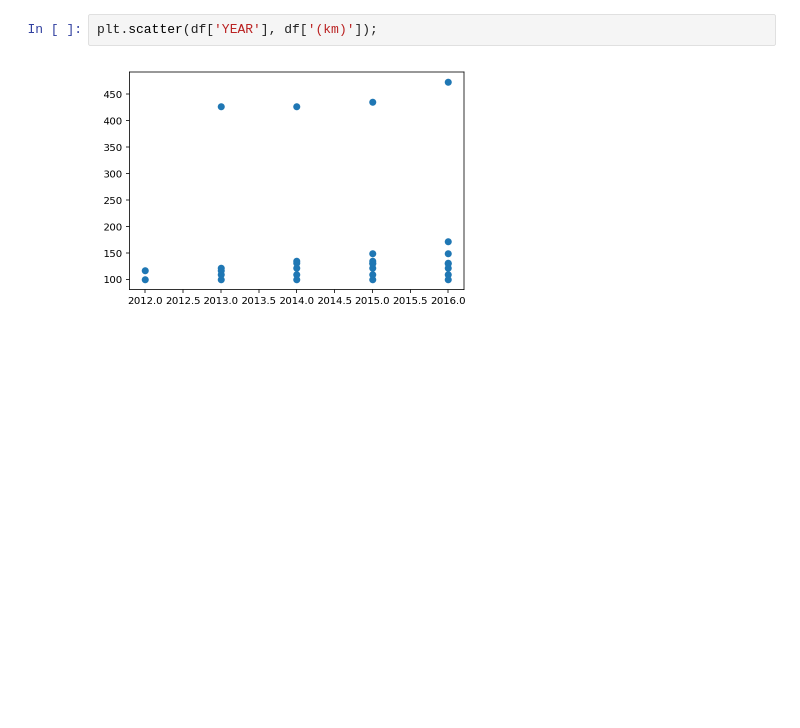
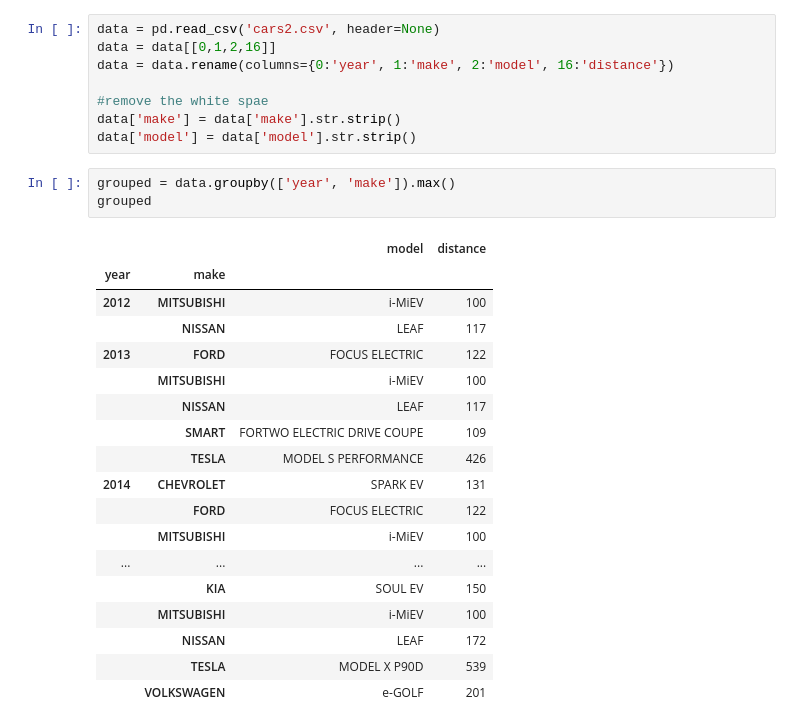
Before and after one commit to numanyilmaz/EVs, a Jupyter notebook: EV.ipynb, the cells around one changed output. Drawn from its saved outputs; the diff is of its cells as text; blank space fills up the shorter version.

```diff
--- a/EV.ipynb
+++ b/EV.ipynb
@@ -73,4 +23,30 @@ plt.scatter(df['YEAR'], df['(km)'], s=df['(km)']*20, alpha=0.4, c=df['Make'].map
-# %%
-plt.scatter(df['YEAR'], df['(km)']);
-# %% [output]
-[figure, removed]
+# %%
+data = pd.read_csv('cars2.csv', header=None)
+data = data[[0,1,2,16]]
+data = data.rename(columns={0:'year', 1:'make', 2:'model', 16:'distance'})
+
+#remove the white spae
+data['make'] = data['make'].str.strip()
+data['model'] = data['model'].str.strip()
+# %%
+grouped = data.groupby(['year', 'make']).max()
+grouped
+# %% [output]
+|  |  | model | distance |
+| year | make |  |  |
+| 2012 | MITSUBISHI | i-MiEV | 100 |
+|  | NISSAN | LEAF | 117 |
+| 2013 | FORD | FOCUS ELECTRIC | 122 |
+|  | MITSUBISHI | i-MiEV | 100 |
+|  | NISSAN | LEAF | 117 |
+|  | SMART | FORTWO ELECTRIC DRIVE COUPE | 109 |
+|  | TESLA | MODEL S PERFORMANCE | 426 |
+| 2014 | CHEVROLET | SPARK EV | 131 |
+|  | FORD | FOCUS ELECTRIC | 122 |
+|  | MITSUBISHI | i-MiEV | 100 |
+| ... | ... | ... | ... |
+|  | KIA | SOUL EV | 150 |
+|  | MITSUBISHI | i-MiEV | 100 |
+|  | NISSAN | LEAF | 172 |
+|  | TESLA | MODEL X P90D | 539 |
+|  | VOLKSWAGEN | e-GOLF | 201 |
```
Also changed, not shown: parts of 4 cells of this notebook.
